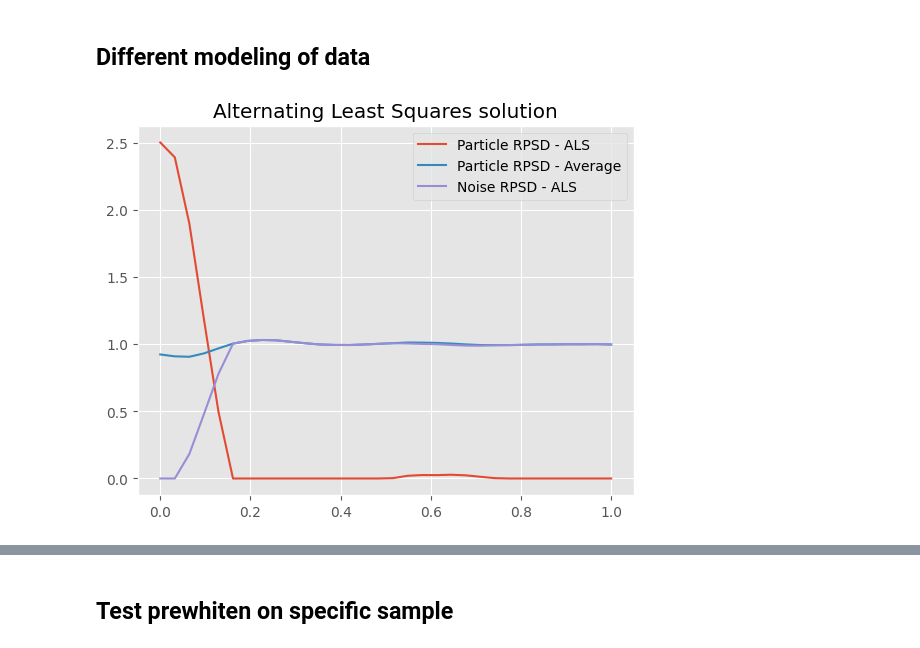
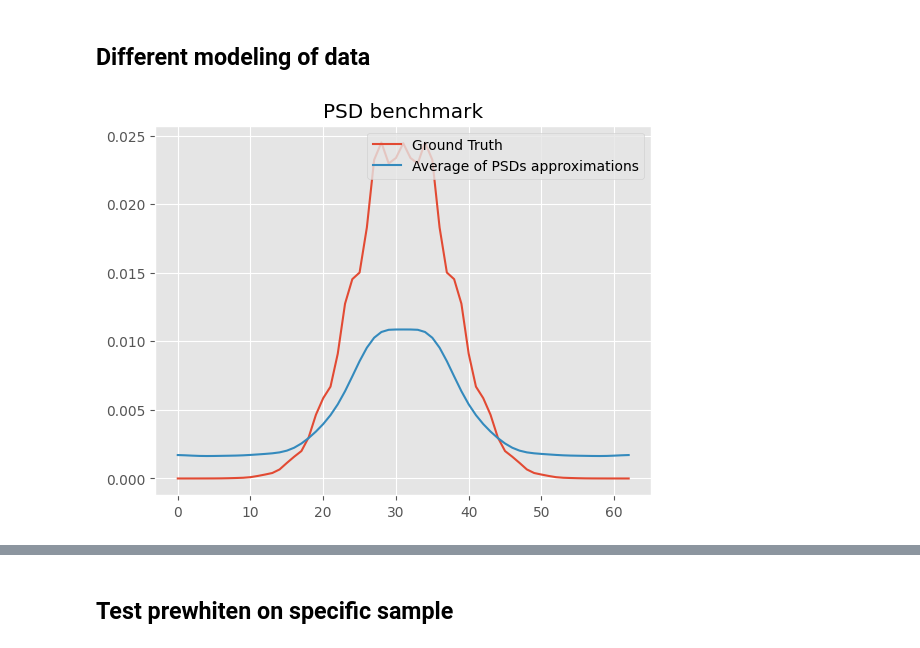
Before and after one commit to oppositecategory/3D_KLT, a Jupyter notebook: notebooks/full_RPSD_calculation.ipynb, the cells around one changed output, grey strips where cells are left out. Saved outputs shown, nothing was run; the diff lists cells and outputs as text; code cells hidden in the pictures.

```diff
--- a/notebooks/full_RPSD_calculation.ipynb
+++ b/notebooks/full_RPSD_calculation.ipynb
@@ -465,7 +479,8 @@ plt.legend();
 # %%
-K = 100
+K = 200
 N = 32
 M = 2*N - 1
+max_d = int(np.floor(N/3))
 
 sigma = 1
 w = 2*5*sigma
@@ -481,11 +496,15 @@ normalized_H = np.fft.ifftshift(np.sqrt(H * C))
 
 window = np.bartlett(M)
 samples = np.zeros((K,N,N,N))
-spectrum = np.zeros((K, M,M,M))
+spectrum = np.zeros((K,M,M,M))
+alphas = np.random.beta(2,5,size=(K))
+# Asymetric distriution with 0-skewness
+std = 1
 for k in range(K):
     noise = np.random.normal(size=(M,M,M))
-    sample =  normalized_H + np.fft.fftn(noise)
-    sample = np.fft.ifftn(sample)
+    additive_noise = np.random.normal(scale=std,size=(M,M,M))
+    sample = np.fft.ifftn(normalized_H*np.fft.fftn(noise))
+    sample = alphas[k]*sample + additive_noise
     samples[k] = sample[:N,:N,:N]
     spectrum[k] = cfftn(sample * window)
 
@@ -500,37 +516,12 @@ vectorized_spectral_estimation = jax.vmap(estimate_isotropic_powerspectrum_tenso
 # %%
-from kltpicker_3d.utils import generate_uniform_radial_sampling_points
-
-
-def radial_average(X, bins, n):
-    S = np.zeros(n)
-    for j in range(n):
-        bin_len = bins[j][0].size
-        S[j] += np.sum(X[bins[j]])/bin_len
-    return S
-
-uniform_points, bins = generate_uniform_radial_sampling_points(N)
-
-
 fsamples = samples - np.mean(samples,axis=(1,2,3)).reshape(-1,1,1,1)
 psds = vectorized_spectral_estimation(fsamples, max_d)
-# The psds here are centerized
 
-
-rblocks = np.zeros((K,N))
-for k in range(K):
-    rblocks[k] = radial_average(psds[k],bins,N)
-
-# After this we have that the data is centerized at 0, that is
-# the DC component is at 0
-factorization = alternating_least_squares_solver(rblocks,200,1e-2)
-particle_psd = factorization.gamma
-noise_psd = factorization.v
-
-
-plt.plot(uniform_points,particle_psd, label='Particle RPSD - ALS')
-plt.plot(uniform_points,np.mean(rblocks,axis=0),label='Particle RPSD - Average')
-plt.plot(uniform_points,noise_psd, label='Noise RPSD - ALS')
-plt.title("Alternating Least Squares solution")
+plt.title("PSD benchmark")
+psd_avg = np.mean(psds,axis=0)
+psd_avg /= np.linalg.norm(psd_avg)
+plt.plot(S[N,N,:],label='Ground Truth')
+plt.plot(psd_avg[N,N,:], label='Average of PSDs approximations')
 plt.legend();
 # %% [output]
-[figure, old version]
+[figure, new version]
```
Also changed, not shown: parts of 16 cells of this notebook, 4 other files.
